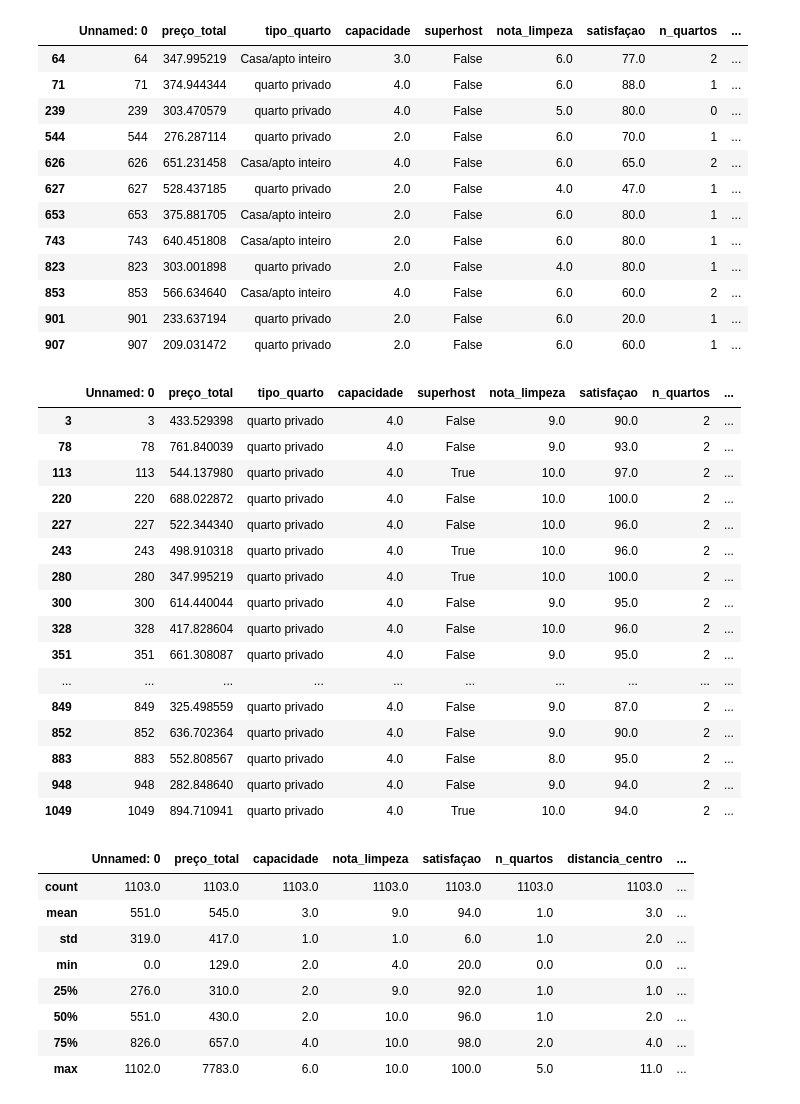
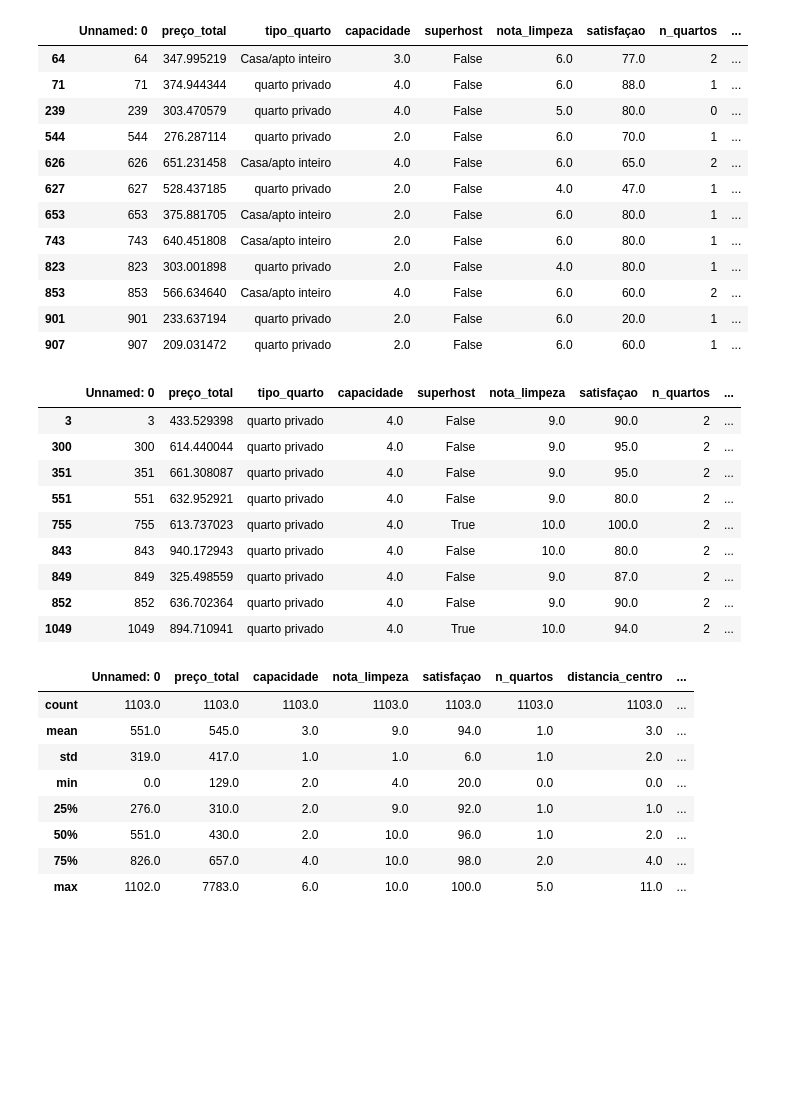
Before and after one commit to DeividAND/Projeto--01-An-lise-de-dados, a Jupyter notebook: notebooks/script01.ipynb, the cells around one changed output. Drawn from its saved outputs; the diff is of its cells as text; code cells hidden in the pictures; blank space fills up the shorter version.

```diff
--- a/notebooks/script01.ipynb
+++ b/notebooks/script01.ipynb
@@ -537,26 +537,20 @@ df_final[df_final['nota_limpeza'] < 7].head(20)
 | 853 | 853 | 566.634640 | Casa/apto inteiro | 4.0 | False | 6.0 | 60.0 | 2 | ... |
 | 901 | 901 | 233.637194 | quarto privado | 2.0 | False | 6.0 | 20.0 | 1 | ... |
 | 907 | 907 | 209.031472 | quarto privado | 2.0 | False | 6.0 | 60.0 | 1 | ... |
-# %%
-df_final[(df_final['capacidade'] == 4) & (df_final['tipo_quarto'] == 'quarto privado') & (df_final['n_quartos'] == 2)]
-# %% [output]
-|  | Unnamed: 0 | preço_total | tipo_quarto | capacidade | superhost | nota_limpeza | satisfaçao | n_quartos | ... |
-| 3 | 3 | 433.529398 | quarto privado | 4.0 | False | 9.0 | 90.0 | 2 | ... |
-| 78 | 78 | 761.840039 | quarto privado | 4.0 | False | 9.0 | 93.0 | 2 | ... |
-| 113 | 113 | 544.137980 | quarto privado | 4.0 | True | 10.0 | 97.0 | 2 | ... |
-| 220 | 220 | 688.022872 | quarto privado | 4.0 | False | 10.0 | 100.0 | 2 | ... |
-| 227 | 227 | 522.344340 | quarto privado | 4.0 | False | 10.0 | 96.0 | 2 | ... |
-| 243 | 243 | 498.910318 | quarto privado | 4.0 | True | 10.0 | 96.0 | 2 | ... |
-| 280 | 280 | 347.995219 | quarto privado | 4.0 | True | 10.0 | 100.0 | 2 | ... |
-| 300 | 300 | 614.440044 | quarto privado | 4.0 | False | 9.0 | 95.0 | 2 | ... |
-| 328 | 328 | 417.828604 | quarto privado | 4.0 | False | 10.0 | 96.0 | 2 | ... |
-| 351 | 351 | 661.308087 | quarto privado | 4.0 | False | 9.0 | 95.0 | 2 | ... |
-| ... | ... | ... | ... | ... | ... | ... | ... | ... | ... |
-| 849 | 849 | 325.498559 | quarto privado | 4.0 | False | 9.0 | 87.0 | 2 | ... |
-| 852 | 852 | 636.702364 | quarto privado | 4.0 | False | 9.0 | 90.0 | 2 | ... |
-| 883 | 883 | 552.808567 | quarto privado | 4.0 | False | 8.0 | 95.0 | 2 | ... |
-| 948 | 948 | 282.848640 | quarto privado | 4.0 | False | 9.0 | 94.0 | 2 | ... |
-| 1049 | 1049 | 894.710941 | quarto privado | 4.0 | True | 10.0 | 94.0 | 2 | ... |
+# %%
+# Este filtro trás os dados onde a capacidade é igual a 4, o tipo de quarto é privado e o número de quartos é igual a 2.
+df_final[(df_final['capacidade'] == 4) & (df_final['tipo_quarto'] == 'quarto privado') & (df_final['n_quartos'] == 2) & (df_final['distancia_centro']<=1)]
+# %% [output]
+|  | Unnamed: 0 | preço_total | tipo_quarto | capacidade | superhost | nota_limpeza | satisfaçao | n_quartos | ... |
+| 3 | 3 | 433.529398 | quarto privado | 4.0 | False | 9.0 | 90.0 | 2 | ... |
+| 300 | 300 | 614.440044 | quarto privado | 4.0 | False | 9.0 | 95.0 | 2 | ... |
+| 351 | 351 | 661.308087 | quarto privado | 4.0 | False | 9.0 | 95.0 | 2 | ... |
+| 551 | 551 | 632.952921 | quarto privado | 4.0 | False | 9.0 | 80.0 | 2 | ... |
+| 755 | 755 | 613.737023 | quarto privado | 4.0 | True | 10.0 | 100.0 | 2 | ... |
+| 843 | 843 | 940.172943 | quarto privado | 4.0 | False | 10.0 | 80.0 | 2 | ... |
+| 849 | 849 | 325.498559 | quarto privado | 4.0 | False | 9.0 | 87.0 | 2 | ... |
+| 852 | 852 | 636.702364 | quarto privado | 4.0 | False | 9.0 | 90.0 | 2 | ... |
+| 1049 | 1049 | 894.710941 | quarto privado | 4.0 | True | 10.0 | 94.0 | 2 | ... |
 # %%
 medidas = df_final.describe()
 display(round(medidas))
```
Also changed, not shown: parts of 3 cells of this notebook.
